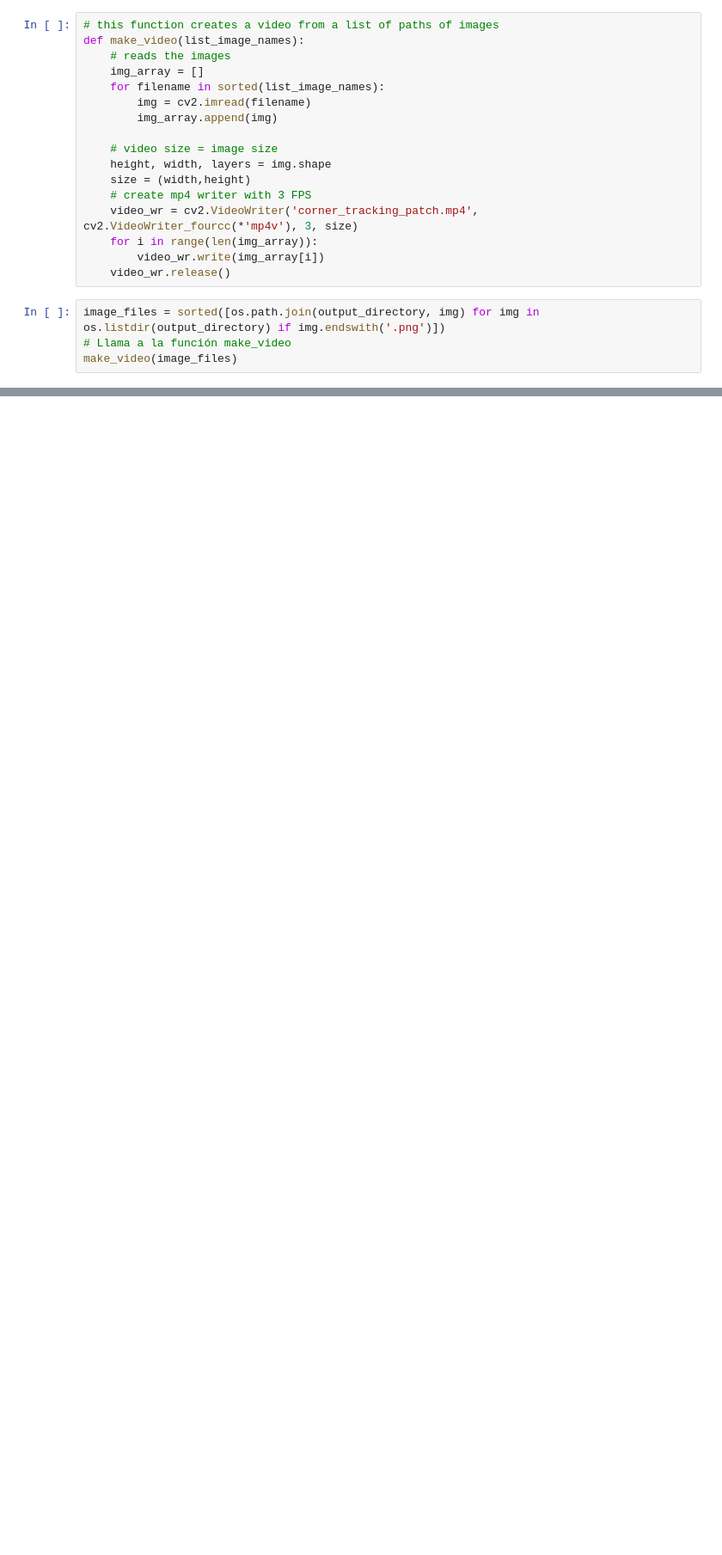
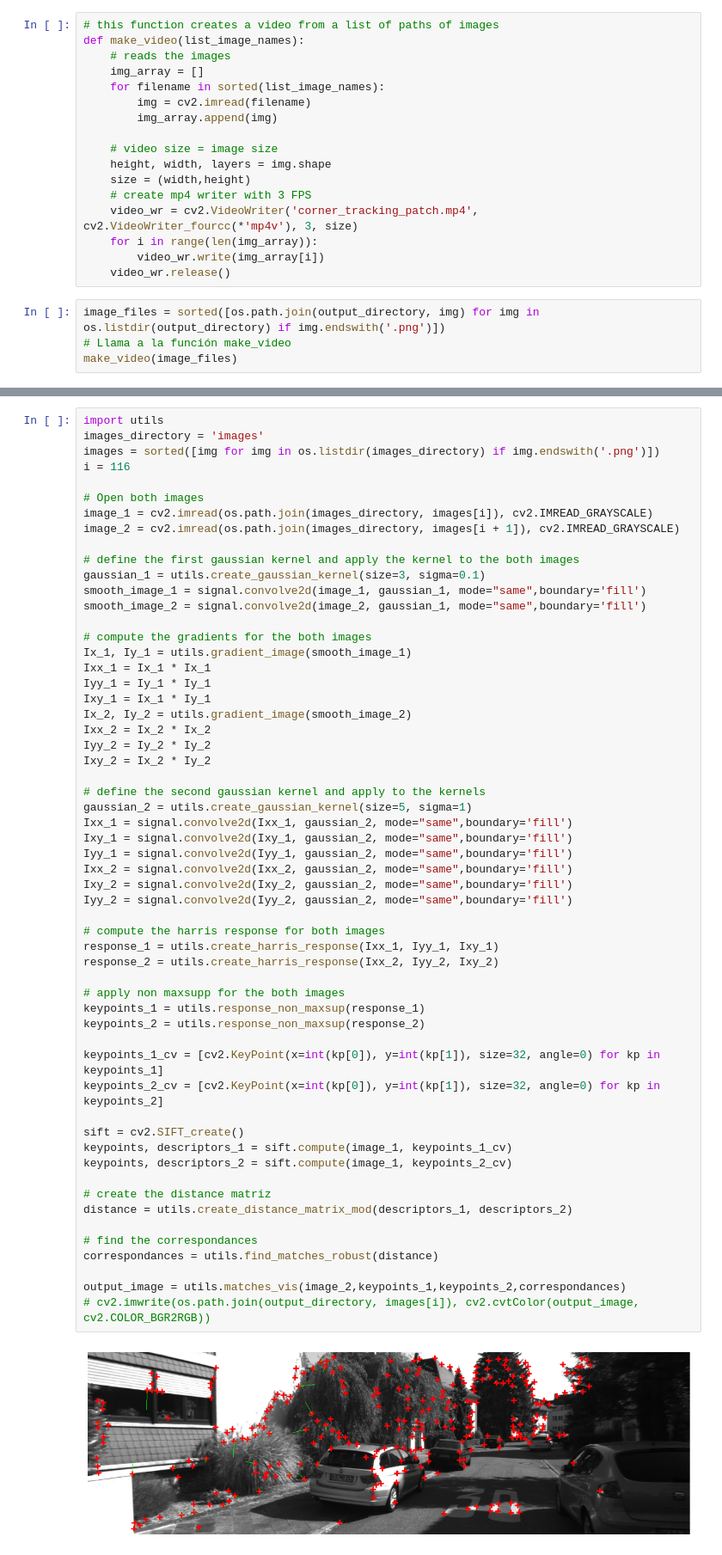
Before and after one commit to pabloagustinpace/public-projects, a Jupyter notebook: computer vision/corner detection and tracking/main.ipynb, the cells around one changed output, grey strips where cells are left out. Shown at 86% size. Saved outputs shown, nothing was run; the diff lists cells and outputs as text; blank space fills up the shorter version.

```diff
--- a/computer vision/corner detection and tracking/main.ipynb
+++ b/computer vision/corner detection and tracking/main.ipynb
@@ -304,0 +300,59 @@ make_video(image_files)
+# %%
+import utils
+images_directory = 'images'
+images = sorted([img for img in os.listdir(images_directory) if img.endswith('.png')])
+i = 116
+
+# Open both images
+image_1 = cv2.imread(os.path.join(images_directory, images[i]), cv2.IMREAD_GRAYSCALE)
+image_2 = cv2.imread(os.path.join(images_directory, images[i + 1]), cv2.IMREAD_GRAYSCALE)
+
+# define the first gaussian kernel and apply the kernel to the both images
+gaussian_1 = utils.create_gaussian_kernel(size=3, sigma=0.1)
+smooth_image_1 = signal.convolve2d(image_1, gaussian_1, mode="same",boundary='fill')
+smooth_image_2 = signal.convolve2d(image_2, gaussian_1, mode="same",boundary='fill')
+
+# compute the gradients for the both images
+Ix_1, Iy_1 = utils.gradient_image(smooth_image_1)
+Ixx_1 = Ix_1 * Ix_1
+Iyy_1 = Iy_1 * Iy_1
+Ixy_1 = Ix_1 * Iy_1
+Ix_2, Iy_2 = utils.gradient_image(smooth_image_2)
+Ixx_2 = Ix_2 * Ix_2
+Iyy_2 = Iy_2 * Iy_2
+Ixy_2 = Ix_2 * Iy_2
+
+# define the second gaussian kernel and apply to the kernels
+gaussian_2 = utils.create_gaussian_kernel(size=5, sigma=1)
+Ixx_1 = signal.convolve2d(Ixx_1, gaussian_2, mode="same",boundary='fill')
+Ixy_1 = signal.convolve2d(Ixy_1, gaussian_2, mode="same",boundary='fill')
+Iyy_1 = signal.convolve2d(Iyy_1, gaussian_2, mode="same",boundary='fill')
+Ixx_2 = signal.convolve2d(Ixx_2, gaussian_2, mode="same",boundary='fill')
+Ixy_2 = signal.convolve2d(Ixy_2, gaussian_2, mode="same",boundary='fill')
+Iyy_2 = signal.convolve2d(Iyy_2, gaussian_2, mode="same",boundary='fill')
+
+# compute the harris response for both images
+response_1 = utils.create_harris_response(Ixx_1, Iyy_1, Ixy_1)
+response_2 = utils.create_harris_response(Ixx_2, Iyy_2, Ixy_2)
+
+# apply non maxsupp for the both images
+keypoints_1 = utils.response_non_maxsup(response_1)
+keypoints_2 = utils.response_non_maxsup(response_2)
+
+keypoints_1_cv = [cv2.KeyPoint(x=int(kp[0]), y=int(kp[1]), size=32, angle=0) for kp in keypoints_1]
+keypoints_2_cv = [cv2.KeyPoint(x=int(kp[0]), y=int(kp[1]), size=32, angle=0) for kp in keypoints_2]
+
+sift = cv2.SIFT_create()
+keypoints, descriptors_1 = sift.compute(image_1, keypoints_1_cv)
+keypoints, descriptors_2 = sift.compute(image_1, keypoints_2_cv)
+
+# create the distance matriz
+distance = utils.create_distance_matrix_mod(descriptors_1, descriptors_2)
+
+# find the correspondances
+correspondances = utils.find_matches_robust(distance)
+
+output_image = utils.matches_vis(image_2,keypoints_1,keypoints_2,correspondances)
+# cv2.imwrite(os.path.join(output_directory, images[i]), cv2.cvtColor(output_image, cv2.COLOR_BGR2RGB))
+# %% [output]
+[figure, added]
```
Also changed, not shown: parts of 7 cells of this notebook, 3 other files.
